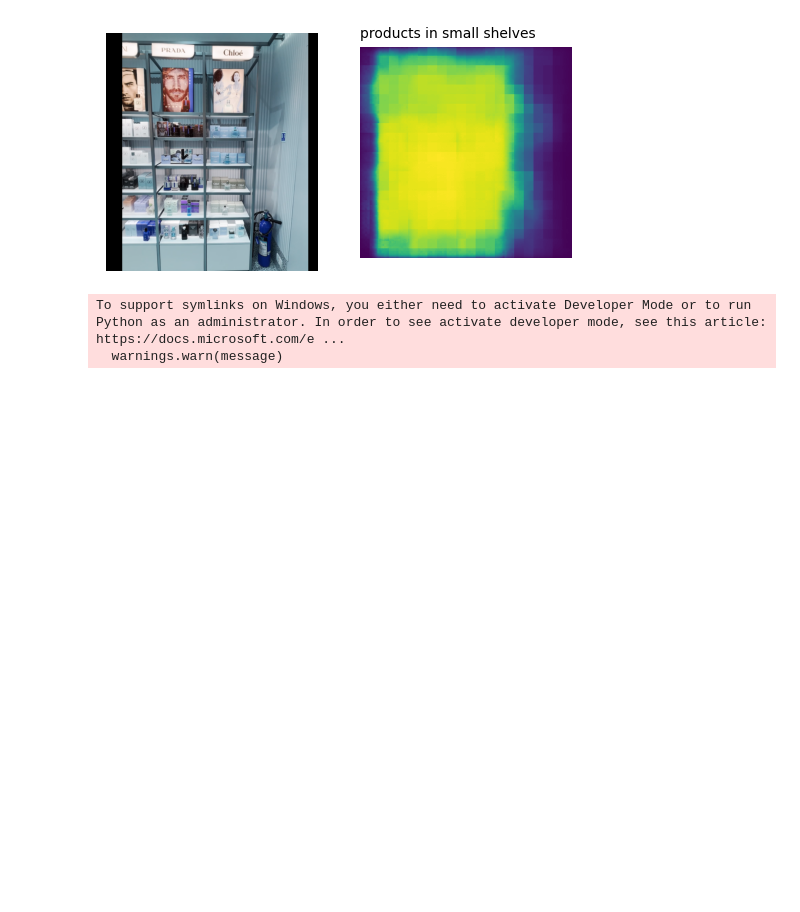
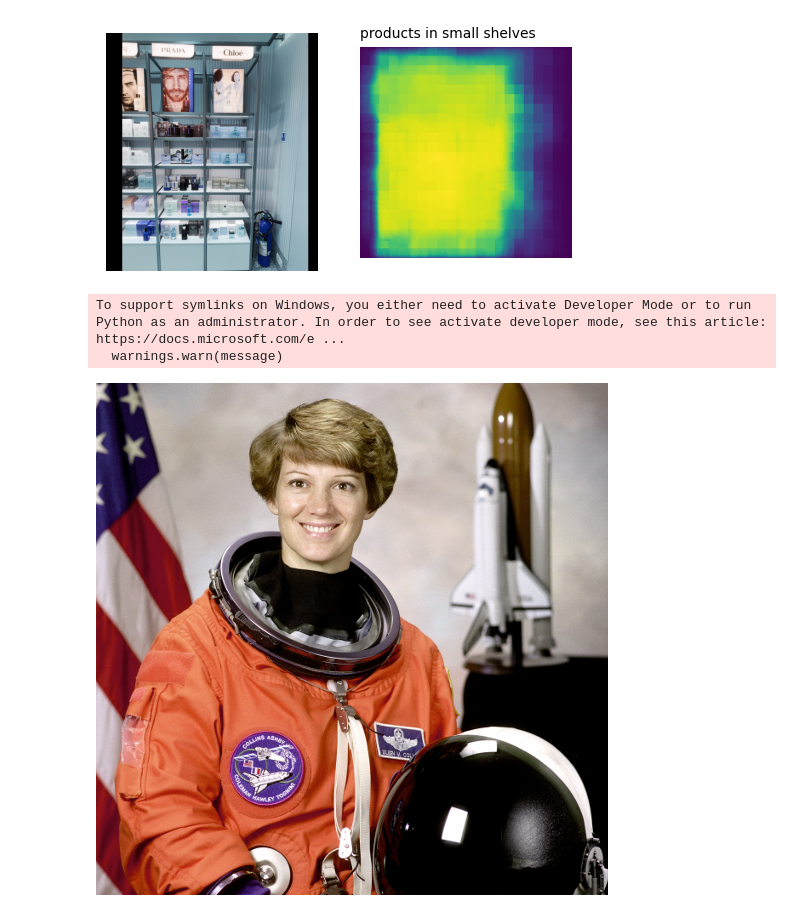
Before and after one commit to dp-lisin11/Zero-shot_detection, a Jupyter notebook: experiments/clipseg.ipynb, the cells around one changed output. Saved outputs shown, nothing was run; the diff lists cells and outputs as text; code cells hidden in the pictures; blank space fills up the shorter version.

```diff
--- a/experiments/clipseg.ipynb
+++ b/experiments/clipseg.ipynb
@@ -43,3 +43,14 @@ detector = pipeline(model=checkpoint, task="zero-shot-object-detection")
 # %% [output]
 To support symlinks on Windows, you either need to activate Developer Mode or to run Python as an administrator. In order to see activate developer mode, see this article: https://docs.microsoft.com/e ...
   warnings.warn(message)
+# %%
+import skimage
+import numpy as np
+from PIL import Image
+
+image = skimage.data.astronaut()
+image = Image.fromarray(np.uint8(image)).convert("RGB")
+
+image
+# %% [output]
+[figure, added]
```
Also changed, not shown: parts of 9 cells of this notebook.
